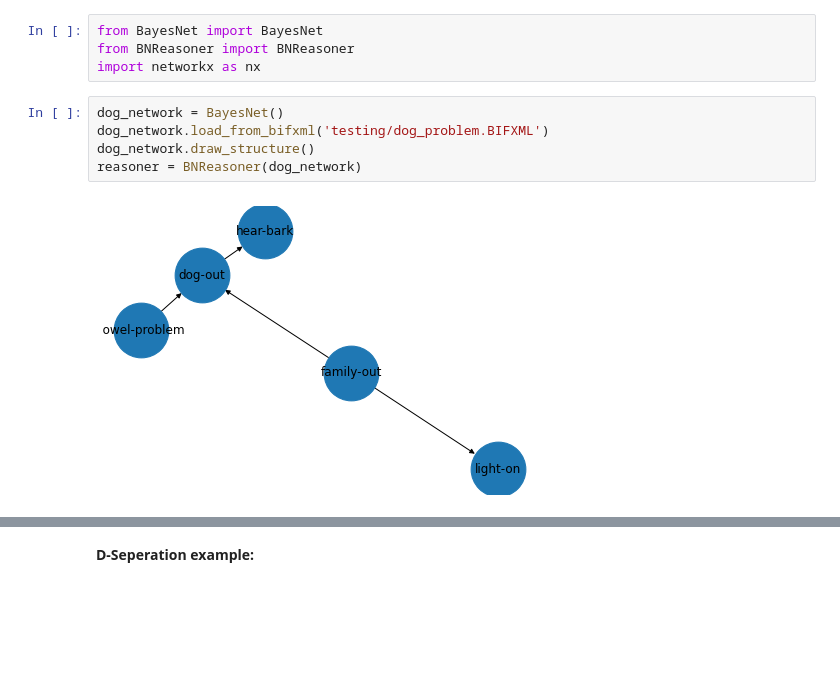
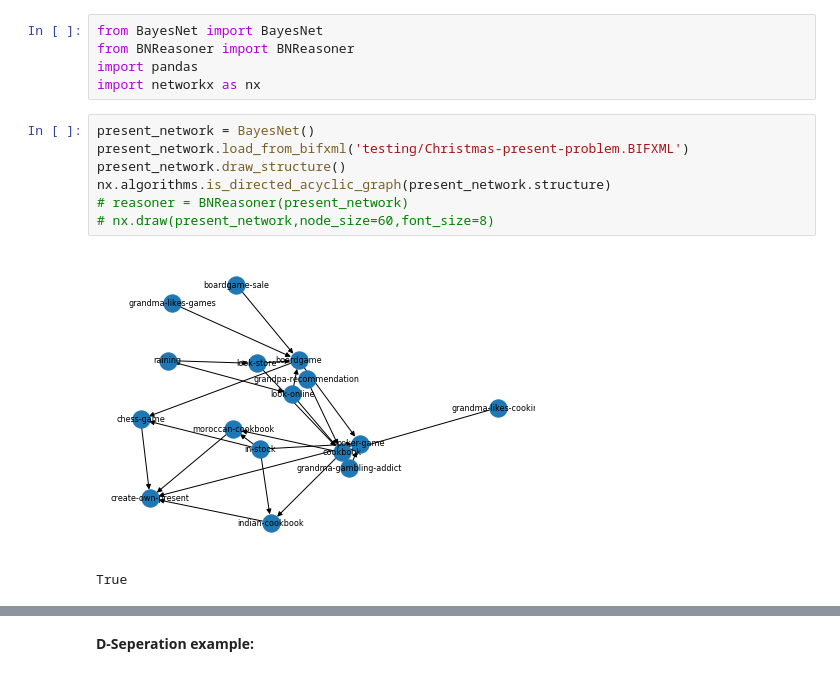
Before and after one commit to sandergs92/KR21-project-group-13, a Jupyter notebook: example.ipynb, the cells around one changed output, grey strips where cells are left out. Drawn from its saved outputs; the diff is of its cells as text; blank space fills up the shorter version.

Commit message:
christmas_present: updated version of grandma network

```diff
--- a/example.ipynb
+++ b/example.ipynb
@@ -1,11 +1,15 @@
 # %%
 from BayesNet import BayesNet
 from BNReasoner import BNReasoner
+import pandas
 import networkx as nx
-# %%
-dog_network = BayesNet()
-dog_network.load_from_bifxml('testing/dog_problem.BIFXML')
-dog_network.draw_structure()
-reasoner = BNReasoner(dog_network)
-# %% [output]
-[figure, removed]
+# %%
+present_network = BayesNet()
+present_network.load_from_bifxml('testing/Christmas-present-problem.BIFXML')
+present_network.draw_structure()
+nx.algorithms.is_directed_acyclic_graph(present_network.structure)
+# reasoner = BNReasoner(present_network)
+# nx.draw(present_network,node_size=60,font_size=8)
+# %% [output]
+[figure, added]
+True
```
Also changed, not shown: parts of 9 cells of this notebook, 3 other files.
